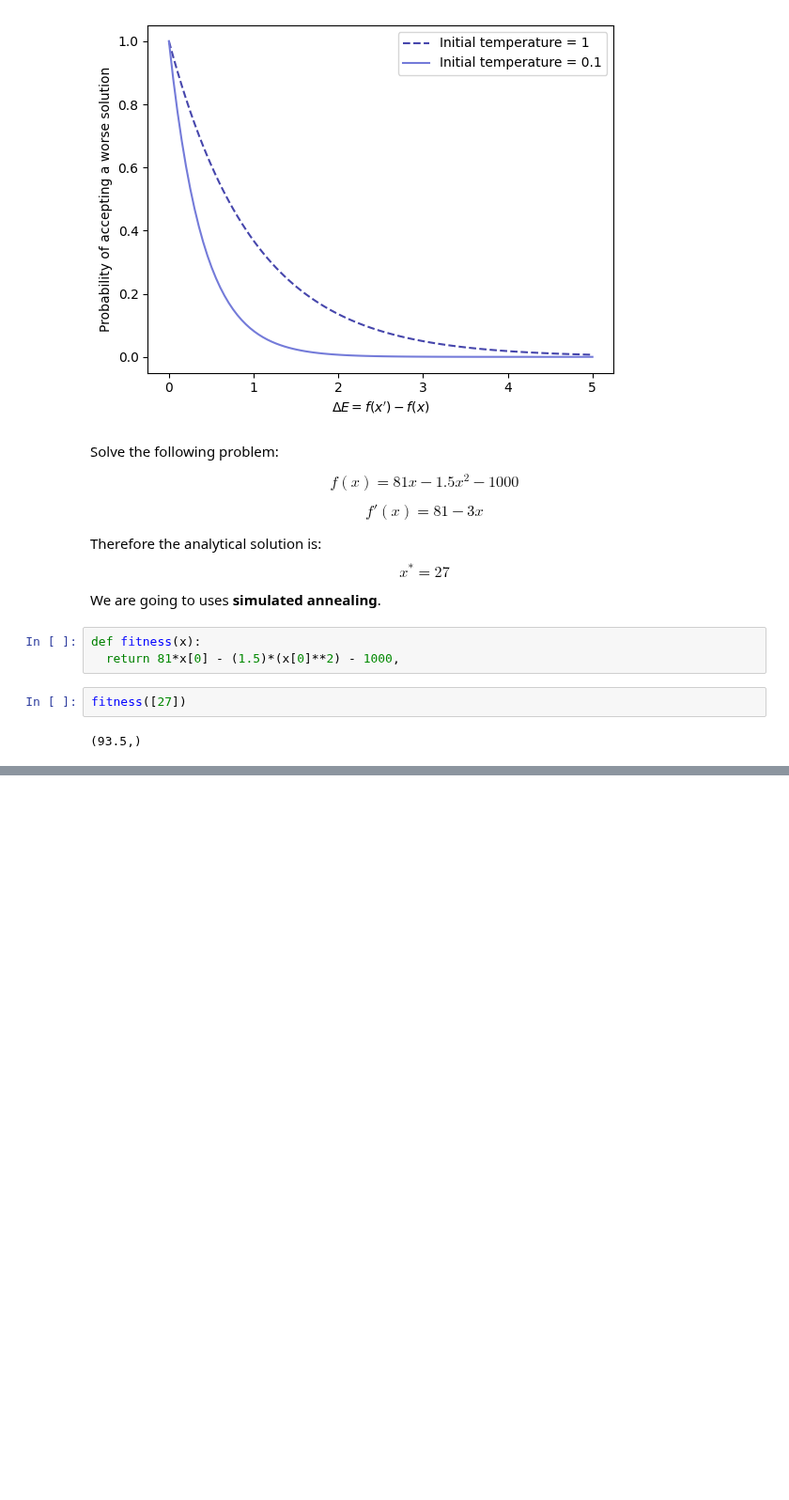
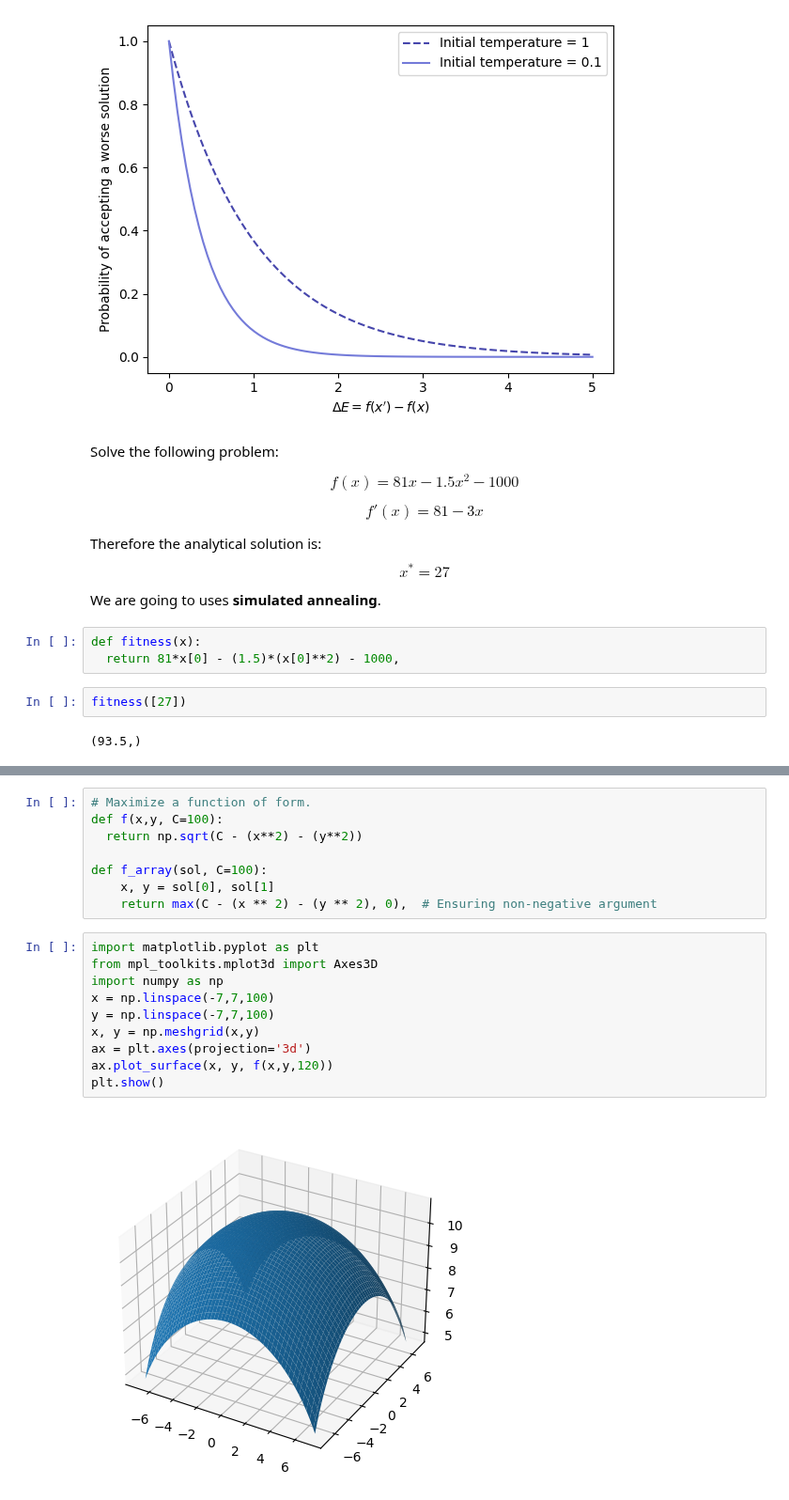
Before and after one commit to it-ces/PUBLIC-AI, a Jupyter notebook: OPTIMIZATION/Simulated_Annealing_(ai_page).ipynb, the cells around one changed output, grey strips where cells are left out. Shown at 94% size. Cells and saved outputs as stored; diff of their text form; blank space fills up the shorter version.

```diff
--- a/OPTIMIZATION/Simulated_Annealing_(ai_page).ipynb
+++ b/OPTIMIZATION/Simulated_Annealing_(ai_page).ipynb
@@ -128,0 +159,20 @@ np.array(exp_results).mean()
+# %%
+# Maximize a function of form.
+def f(x,y, C=100):
+  return np.sqrt(C - (x**2) - (y**2))
+
+def f_array(sol, C=100):
+    x, y = sol[0], sol[1]
+    return max(C - (x ** 2) - (y ** 2), 0),  # Ensuring non-negative argument
+# %%
+import matplotlib.pyplot as plt
+from mpl_toolkits.mplot3d import Axes3D
+import numpy as np
+x = np.linspace(-7,7,100)
+y = np.linspace(-7,7,100)
+x, y = np.meshgrid(x,y)
+ax = plt.axes(projection='3d')
+ax.plot_surface(x, y, f(x,y,120))
+plt.show()
+# %% [output]
+[figure, added]
```
Also changed, not shown: parts of 6 cells of this notebook.
